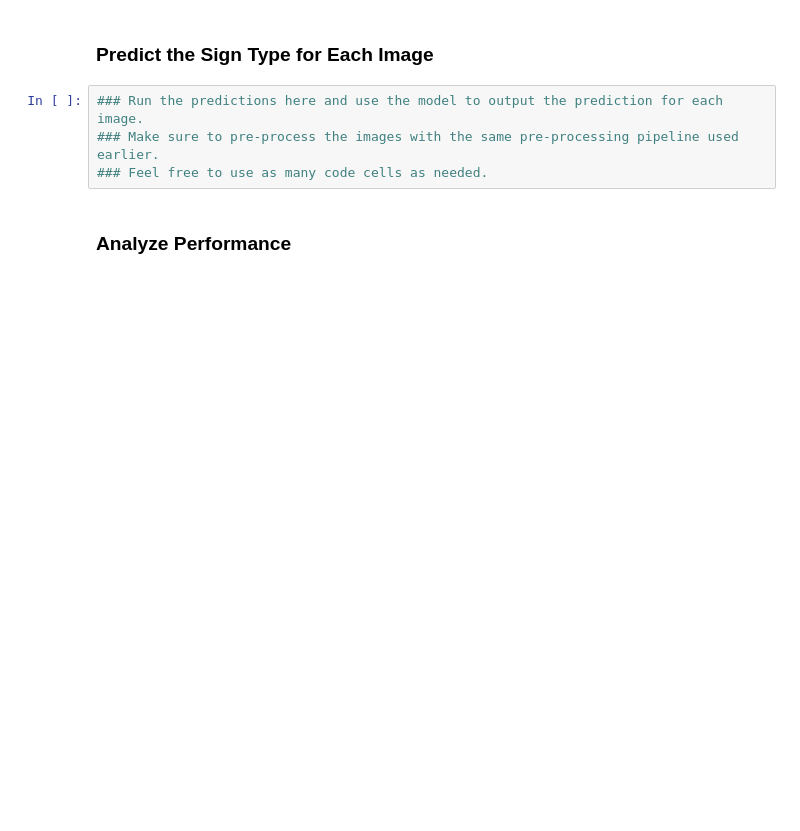
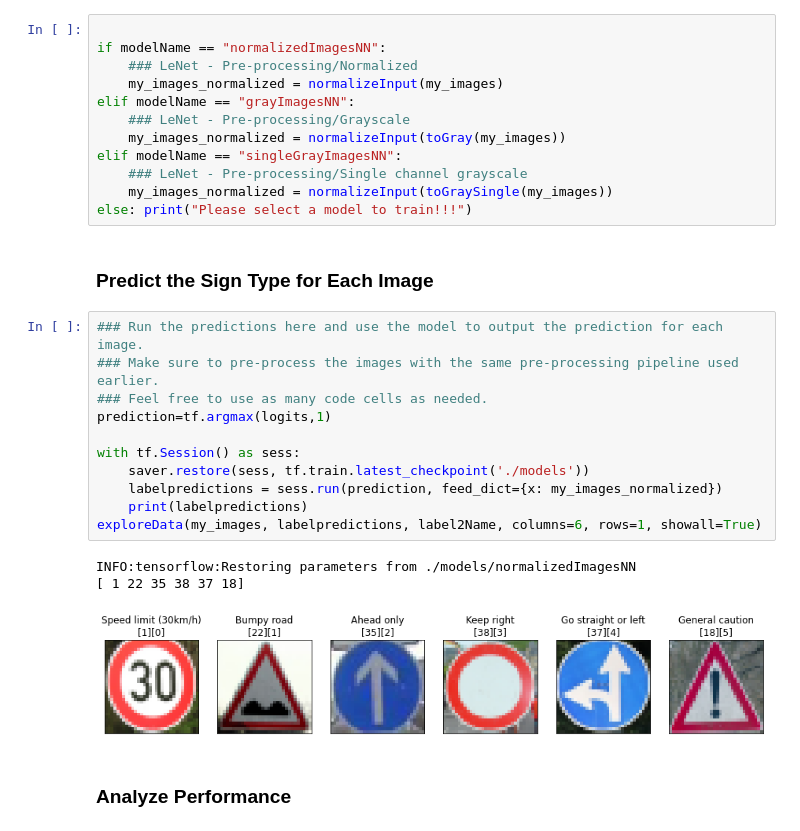
Before and after one commit to ebots-hung/CarND-Traffic-Sign-Classifier-Project, a Jupyter notebook: Traffic_Sign_Classifier.ipynb, the cells around one changed output. Saved outputs shown, nothing was run; the diff lists cells and outputs as text; blank space fills up the shorter version.

```diff
--- a/Traffic_Sign_Classifier.ipynb
+++ b/Traffic_Sign_Classifier.ipynb
@@ -667,9 +757,32 @@ You may find `signnames.csv` useful as it contains mappings from the class id (i
+# %%
+
+if modelName == "normalizedImagesNN":
+    ### LeNet - Pre-processing/Normalized
+    my_images_normalized = normalizeInput(my_images)
+elif modelName == "grayImagesNN":
+    ### LeNet - Pre-processing/Grayscale
+    my_images_normalized = normalizeInput(toGray(my_images))
+elif modelName == "singleGrayImagesNN":
+    ### LeNet - Pre-processing/Single channel grayscale
+    my_images_normalized = normalizeInput(toGraySingle(my_images))
+else: print("Please select a model to train!!!")
 # %% [markdown]
 ### Predict the Sign Type for Each Image
 # %%
 ### Run the predictions here and use the model to output the prediction for each image.
 ### Make sure to pre-process the images with the same pre-processing pipeline used earlier.
 ### Feel free to use as many code cells as needed.
+prediction=tf.argmax(logits,1)
+
+with tf.Session() as sess:
+    saver.restore(sess, tf.train.latest_checkpoint('./models'))
+    labelpredictions = sess.run(prediction, feed_dict={x: my_images_normalized})
+    print(labelpredictions)
+exploreData(my_images, labelpredictions, label2Name, columns=6, rows=1, showall=True)
+# %% [output]
+INFO:tensorflow:Restoring parameters from ./models/normalizedImagesNN
+[ 1 22 35 38 37 18]
+[figure, added]
 # %% [markdown]
 ### Analyze Performance
 # %%
```
Also changed, not shown: parts of 22 cells of this notebook, 6 other files.
